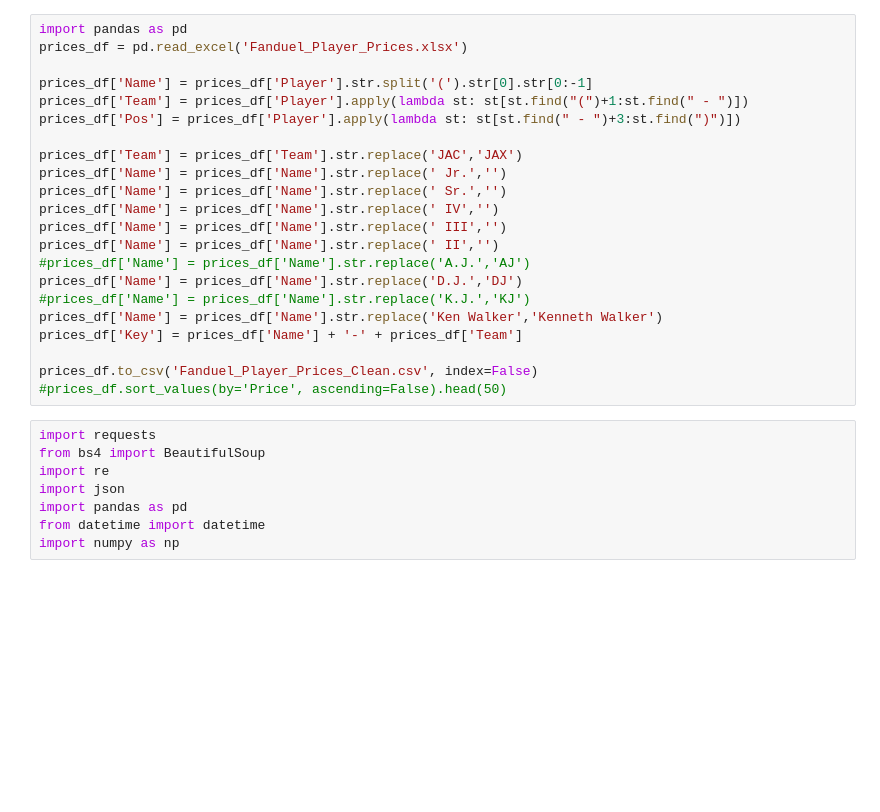
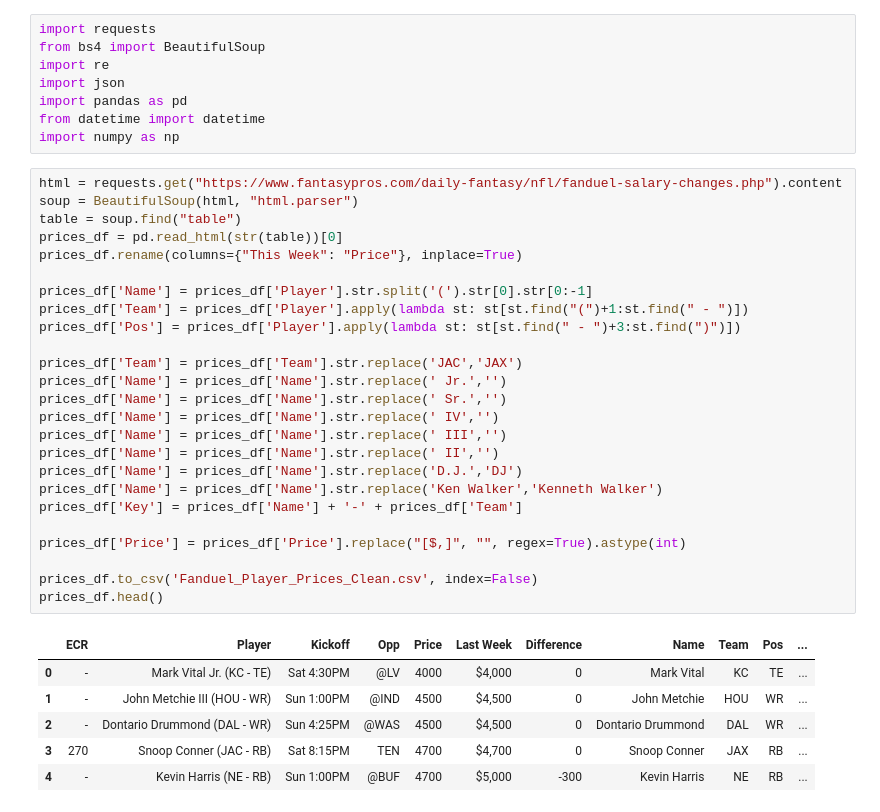
Before and after one commit to buenr/ff_lin_opt, a Jupyter notebook: FF Lin Opt.ipynb, the cells around one changed output. Drawn from its saved outputs; the diff is of its cells as text; blank space fills up the shorter version.

```diff
--- a/FF Lin Opt.ipynb
+++ b/FF Lin Opt.ipynb
@@ -1,25 +1,3 @@
-# %%
-import pandas as pd
-prices_df = pd.read_excel('Fanduel_Player_Prices.xlsx')
-
-prices_df['Name'] = prices_df['Player'].str.split('(').str[0].str[0:-1]
-prices_df['Team'] = prices_df['Player'].apply(lambda st: st[st.find("(")+1:st.find(" - ")])
-prices_df['Pos'] = prices_df['Player'].apply(lambda st: st[st.find(" - ")+3:st.find(")")])
-
-prices_df['Team'] = prices_df['Team'].str.replace('JAC','JAX')
-prices_df['Name'] = prices_df['Name'].str.replace(' Jr.','')
-prices_df['Name'] = prices_df['Name'].str.replace(' Sr.','')
-prices_df['Name'] = prices_df['Name'].str.replace(' IV','')
-prices_df['Name'] = prices_df['Name'].str.replace(' III','')
-prices_df['Name'] = prices_df['Name'].str.replace(' II','')
-#prices_df['Name'] = prices_df['Name'].str.replace('A.J.','AJ')
-prices_df['Name'] = prices_df['Name'].str.replace('D.J.','DJ')
-#prices_df['Name'] = prices_df['Name'].str.replace('K.J.','KJ')
-prices_df['Name'] = prices_df['Name'].str.replace('Ken Walker','Kenneth Walker')
-prices_df['Key'] = prices_df['Name'] + '-' + prices_df['Team']
-
-prices_df.to_csv('Fanduel_Player_Prices_Clean.csv', index=False)
-#prices_df.sort_values(by='Price', ascending=False).head(50)
 # %%
 import requests
 from bs4 import BeautifulSoup
@@ -28,3 +6,35 @@ import json
 import pandas as pd
 from datetime import datetime
 import numpy as np
+# %%
+html = requests.get("https://www.fantasypros.com/daily-fantasy/nfl/fanduel-salary-changes.php").content
+soup = BeautifulSoup(html, "html.parser")
+table = soup.find("table")
+prices_df = pd.read_html(str(table))[0]
+prices_df.rename(columns={"This Week": "Price"}, inplace=True)
+
+prices_df['Name'] = prices_df['Player'].str.split('(').str[0].str[0:-1]
+prices_df['Team'] = prices_df['Player'].apply(lambda st: st[st.find("(")+1:st.find(" - ")])
+prices_df['Pos'] = prices_df['Player'].apply(lambda st: st[st.find(" - ")+3:st.find(")")])
+
+prices_df['Team'] = prices_df['Team'].str.replace('JAC','JAX')
+prices_df['Name'] = prices_df['Name'].str.replace(' Jr.','')
+prices_df['Name'] = prices_df['Name'].str.replace(' Sr.','')
+prices_df['Name'] = prices_df['Name'].str.replace(' IV','')
+prices_df['Name'] = prices_df['Name'].str.replace(' III','')
+prices_df['Name'] = prices_df['Name'].str.replace(' II','')
+prices_df['Name'] = prices_df['Name'].str.replace('D.J.','DJ')
+prices_df['Name'] = prices_df['Name'].str.replace('Ken Walker','Kenneth Walker')
+prices_df['Key'] = prices_df['Name'] + '-' + prices_df['Team']
+
+prices_df['Price'] = prices_df['Price'].replace("[$,]", "", regex=True).astype(int)
+
+prices_df.to_csv('Fanduel_Player_Prices_Clean.csv', index=False)
+prices_df.head()
+# %% [output]
+|  | ECR | Player | Kickoff | Opp | Price | Last Week | Difference | Name | Team | Pos | ... |
+| 0 | - | Mark Vital Jr. (KC - TE) | Sat 4:30PM | @LV | 4000 | $4,000 | 0 | Mark Vital | KC | TE | ... |
+| 1 | - | John Metchie III (HOU - WR) | Sun 1:00PM | @IND | 4500 | $4,500 | 0 | John Metchie | HOU | WR | ... |
+| 2 | - | Dontario Drummond (DAL - WR) | Sun 4:25PM | @WAS | 4500 | $4,500 | 0 | Dontario Drummond | DAL | WR | ... |
+| 3 | 270 | Snoop Conner (JAC - RB) | Sat 8:15PM | TEN | 4700 | $4,700 | 0 | Snoop Conner | JAX | RB | ... |
+| 4 | - | Kevin Harris (NE - RB) | Sun 1:00PM | @BUF | 4700 | $5,000 | -300 | Kevin Harris | NE | RB | ... |
```
Also changed, not shown: parts of 12 cells of this notebook.
